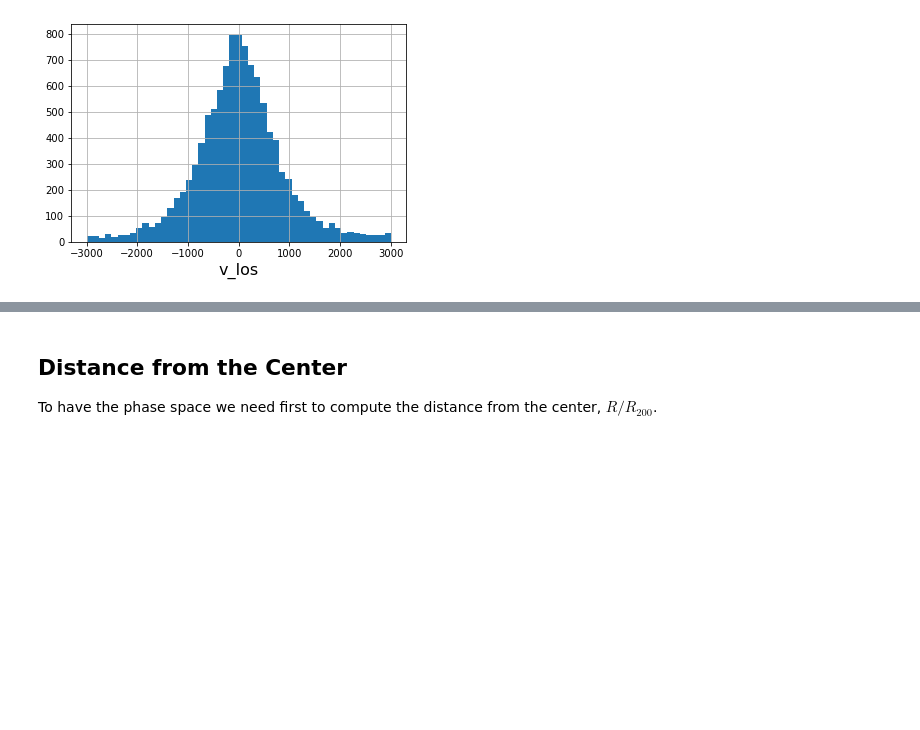
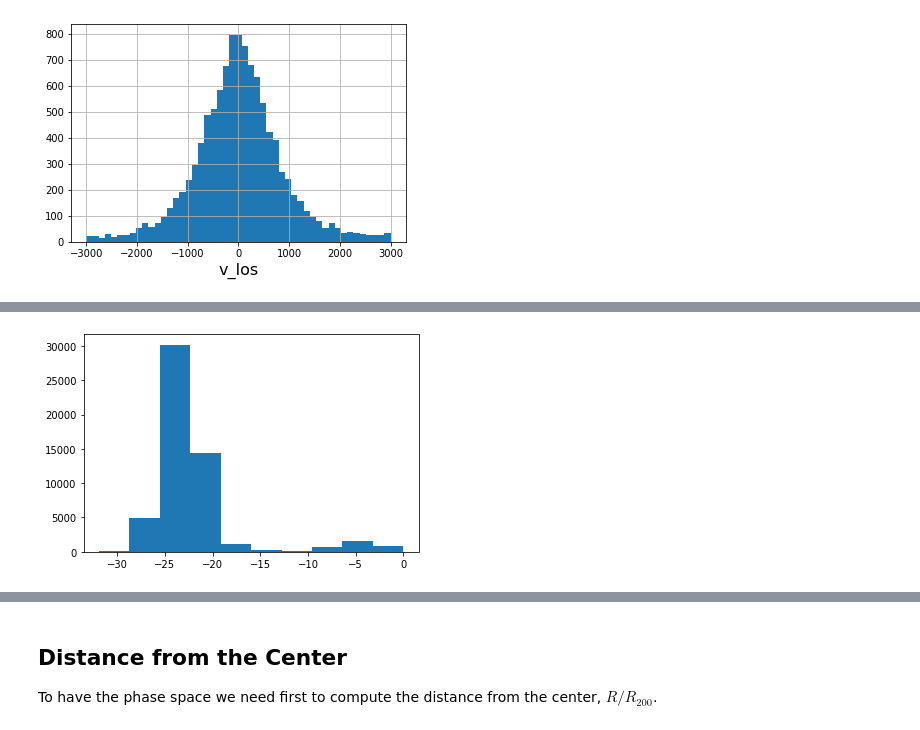
Before and after one commit to estevesjh/galaxyFormation, a Jupyter notebook: notebooks/run_bma.ipynb, the cells around one changed output, grey strips where cells are left out. Saved outputs shown, nothing was run; the diff lists cells and outputs as text; code cells hidden in the pictures; blank space fills up the shorter version.

```diff
--- a/notebooks/run_bma.ipynb
+++ b/notebooks/run_bma.ipynb
@@ -195,0 +245,11 @@ Text(0.5, 0, 'v_los')
+# %%
+nsize  = len(Galaxy_data)
+nchunks= 100
+
+root  = '/home/s1/jesteves/git/galaxyFormation/data/bma/'
+
+bma_temp_input_files  = [root+'tmp/bkg_input_{:05d}.hdf5'.format(i+1) for i in range(nchunks)]
+bma_temp_output_files = [root+'tmp/bkg_output_{:05d}.hdf5'.format(i+1) for i in range(nchunks)]
+
+Galaxy_data['key'] = np.arange(0,nsize,dtype=int)
+data = make_bma_input_temp_file(Galaxy_data,bma_temp_input_files,nsize,nchunks)
@@ -195,0 +309,18 @@ Text(0.5, 0, 'v_los')
+# %%
+from astropy.table import Table, vstack, join
+
+def combine_hdf5_files(files,path='/'):
+    """ Combine hdf5 files with same data structure
+    """
+    mylist = []
+    count  = 0
+    for file in files:
+        if os.path.isfile(file):
+            mydict = read_hdf5_file_to_dict(file,path=path)
+            mylist.append(mydict)
+        else:
+            print('missing the temp file: %s'%(file))
+            count+=1
+
+    all_dict=stack_dict(mylist)
+    return all_dict, count
@@ -195,0 +367,14 @@ Text(0.5, 0, 'v_los')
+# %%
+table, nmissing = combine_hdf5_files(bma_temp_output_files,path='bma/')
+table2, nmissing = combine_hdf5_files(bma_temp_input_files,path='bma/')
+
+t1   = Table(table)
+t2   = Table(table2)
+out_data = join(t1,t2,keys=['mid','CID'])
+out_data.rename_column('mid','key')
+# %%
+nanmask = (np.logical_not(np.isnan(out_data['rabs'])))&(out_data['rabs']<0)
+# %%
+_ = plt.hist(out_data['rabs'][nanmask])
+# %% [output]
+[figure, added]
```
Also changed, not shown: parts of 21 cells of this notebook, 2 other files.
